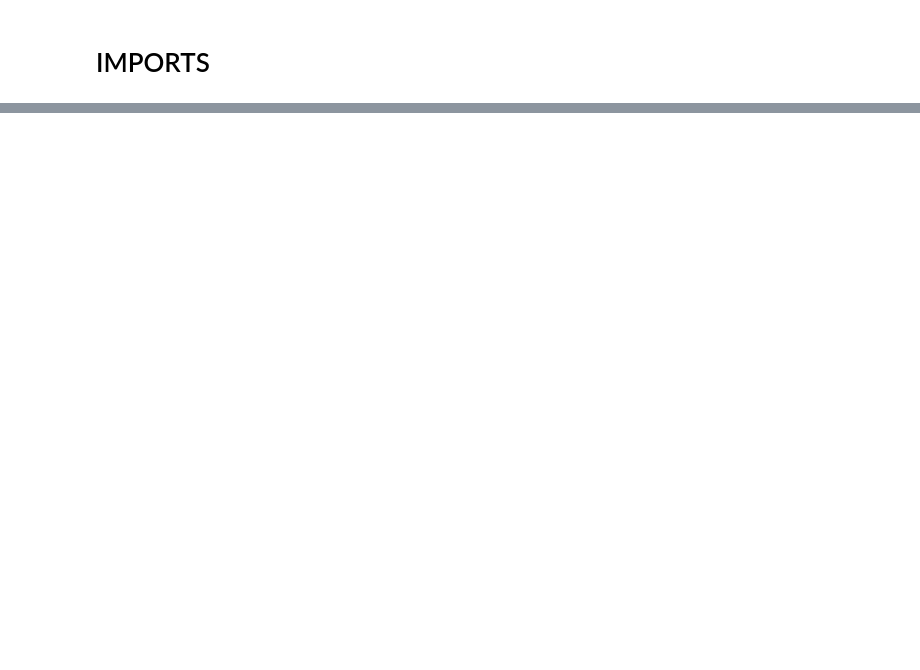
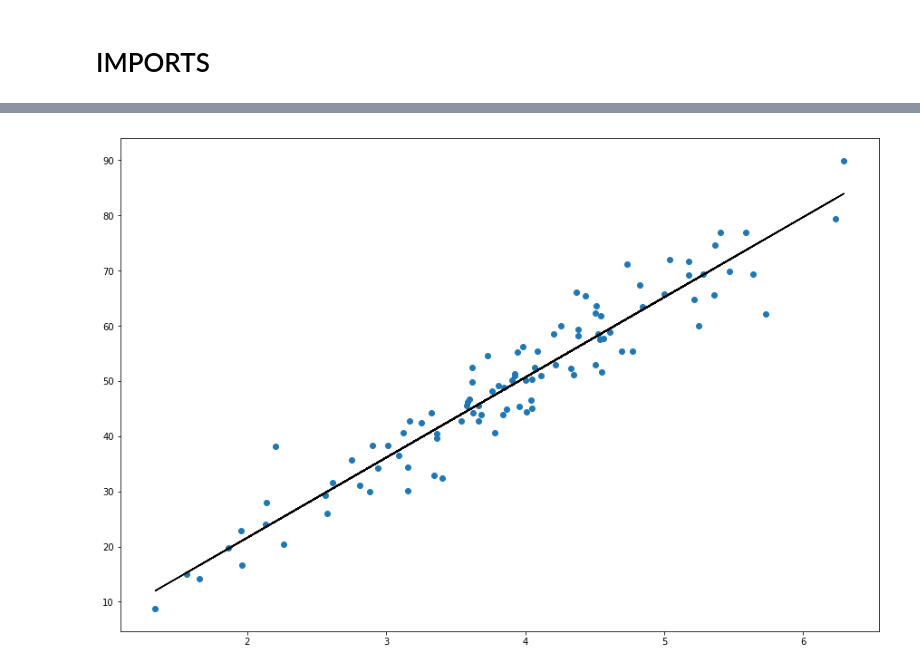
Before and after one commit to aniruddha96/Machine-Learning-Workshop, a Jupyter notebook: Notebooks/Lesson_1 Its easy.ipynb, the cells around one changed output, grey strips where cells are left out. Cells and saved outputs as stored; diff of their text form; code cells hidden in the pictures; blank space fills up the shorter version.

```diff
--- a/Notebooks/Lesson_1 Its easy.ipynb
+++ b/Notebooks/Lesson_1 Its easy.ipynb
@@ -32,0 +23,6 @@ memory usage: 83.6+ KB
+# %%
+plt.scatter(X,y)
+plt.plot(X,lr.predict(X),color='black')
+plt.show()
+# %% [output]
+[figure, added]
```
Also changed, not shown: parts of 8 cells of this notebook, 4 other files.
